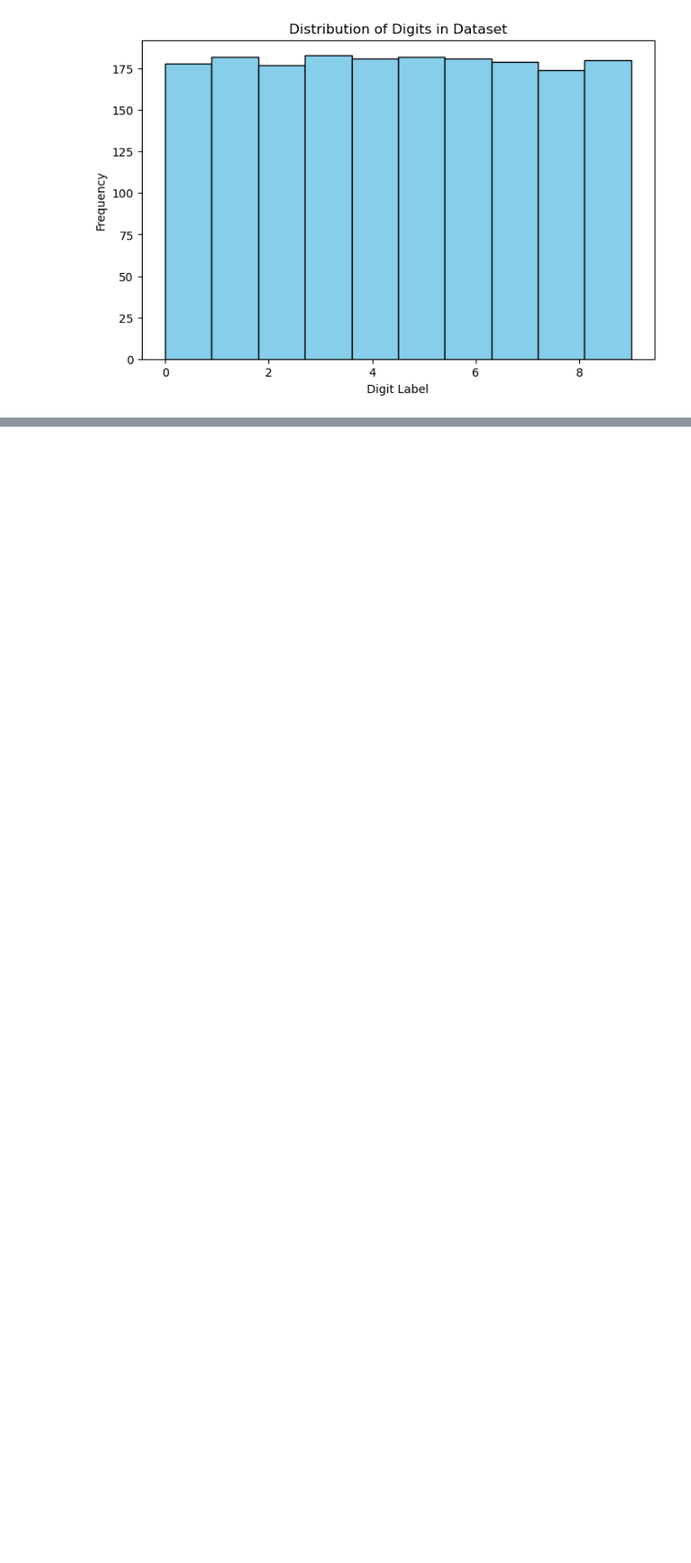
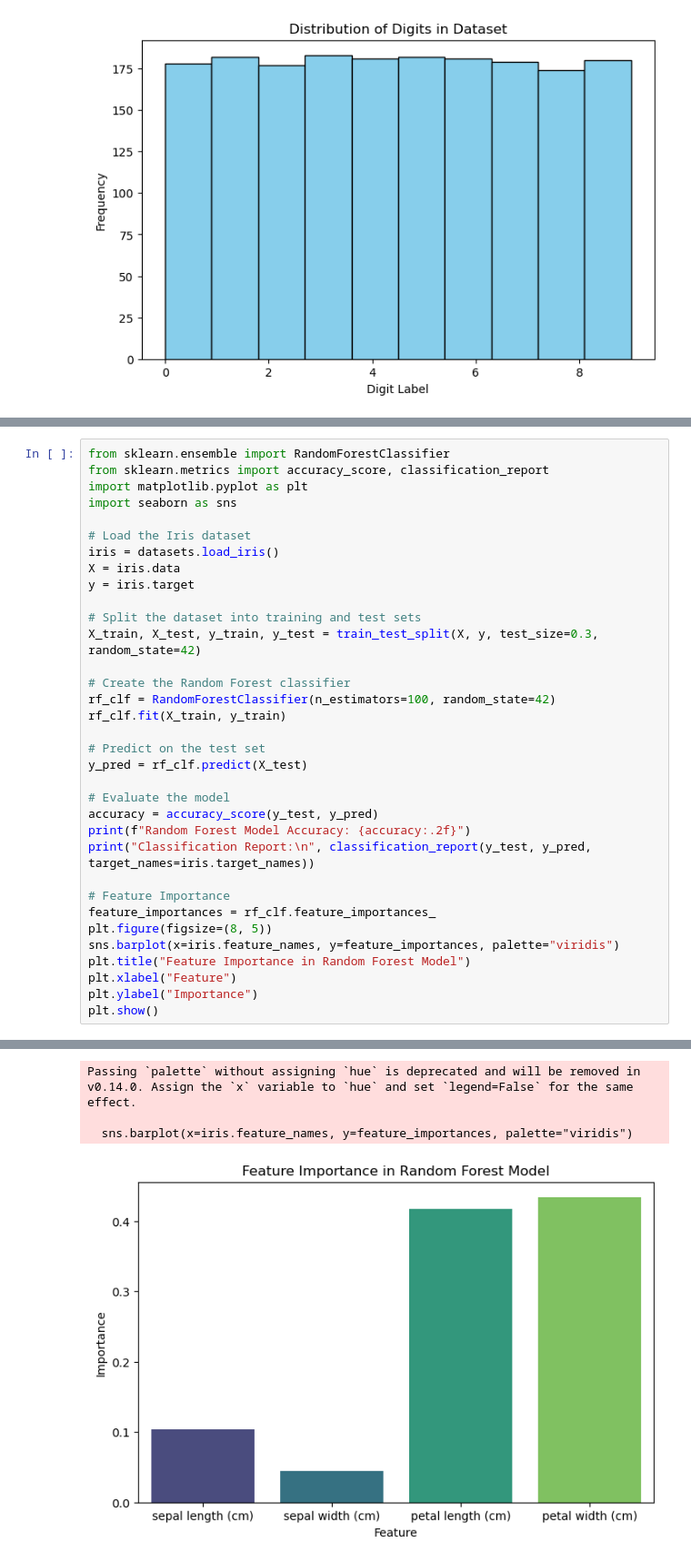
Before and after one commit to robertnesterodhiambo/MachineLEarning-School, a Jupyter notebook: randomforest/randfdecstree.ipynb, the cells around one changed output, grey strips where cells are left out. Shown at 91% size. Saved outputs shown, nothing was run; the diff lists cells and outputs as text; blank space fills up the shorter version.

```diff
--- a/randomforest/randfdecstree.ipynb
+++ b/randomforest/randfdecstree.ipynb
@@ -57,0 +194,35 @@ plt.show()
+# %%
+from sklearn.ensemble import RandomForestClassifier
+from sklearn.metrics import accuracy_score, classification_report
+import matplotlib.pyplot as plt
+import seaborn as sns
+
+# Load the Iris dataset
+iris = datasets.load_iris()
+X = iris.data
+y = iris.target
+
+# Split the dataset into training and test sets
+X_train, X_test, y_train, y_test = train_test_split(X, y, test_size=0.3, random_state=42)
+
+# Create the Random Forest classifier
+rf_clf = RandomForestClassifier(n_estimators=100, random_state=42)
+rf_clf.fit(X_train, y_train)
+
+# Predict on the test set
+y_pred = rf_clf.predict(X_test)
+
+# Evaluate the model
+accuracy = accuracy_score(y_test, y_pred)
+print(f"Random Forest Model Accuracy: {accuracy:.2f}")
+print("Classification Report:\n", classification_report(y_test, y_pred, target_names=iris.target_names))
+
+# Feature Importance
+feature_importances = rf_clf.feature_importances_
+plt.figure(figsize=(8, 5))
+sns.barplot(x=iris.feature_names, y=feature_importances, palette="viridis")
+plt.title("Feature Importance in Random Forest Model")
+plt.xlabel("Feature")
+plt.ylabel("Importance")
+plt.show()
+# %% [output]
@@ -57,0 +240,4 @@ plt.show()
+Passing `palette` without assigning `hue` is deprecated and will be removed in v0.14.0. Assign the `x` variable to `hue` and set `legend=False` for the same effect.
+
+  sns.barplot(x=iris.feature_names, y=feature_importances, palette="viridis")
+[figure, added]
```
Also changed, not shown: parts of 9 cells of this notebook, 1 other file.
